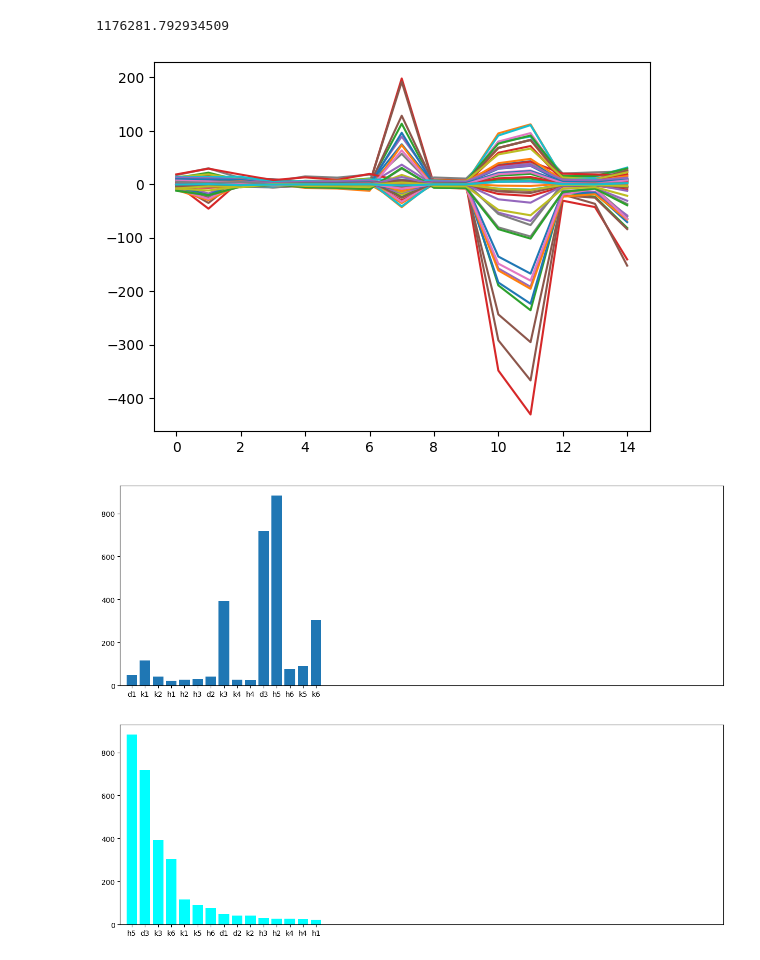
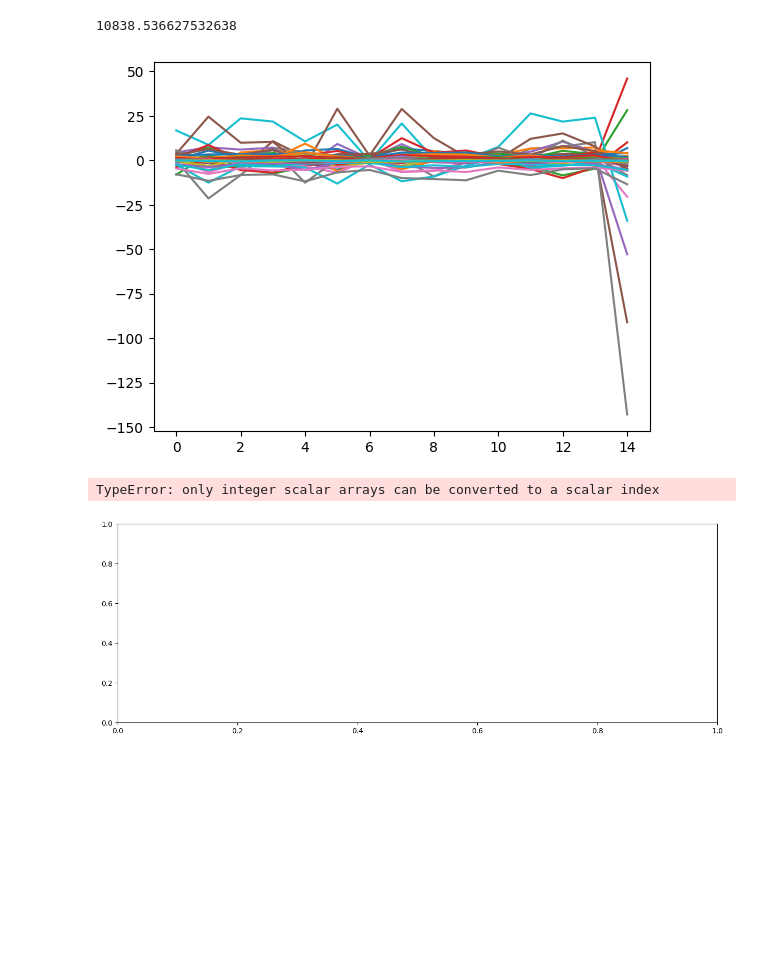
Before and after one commit to aayres22/ITIS_Analysis, a Jupyter notebook: OLS_Analysis.ipynb, the cells around one changed output. Cells and saved outputs as stored; diff of their text form; code cells hidden in the pictures; blank space fills up the shorter version.

```diff
--- a/OLS_Analysis.ipynb
+++ b/OLS_Analysis.ipynb
@@ -50,10 +48,10 @@ output_ids = [6, 7] # Neuroendocrine = ACTH + Cort
 # output_ids = [3,4,6,7] #TNF + IL10 + ACTH + Cort
 
 ##use generated sets instead
-with open('syntheticData\\set1.pkl', 'rb') as f:
+with open('syntheticData\\set3.pkl', 'rb') as f:
     results = pickle.load(f)
-y_data = results['y_data']
-t_data = results['t_data']
+y_data = results['y_data'].copy()
+t_data = results['t_data'].copy()
 
 plt.figure()
 plt.subplot(4,1,1)
@@ -81,8 +79,8 @@ plt.show()
 # Define which parameters will be updated
 
 ##MOST SENSITIVE FOR ACTH + CORT
-# param_ids = [33,12,36,32,7,34,31,15,8,9]
-param_ids = np.sort([33, 12, 36, 43, 32, 39, 16, 7, 31, 15, 8, 37, 28, 9, 14])
+# param_ids = [33, 12, 36, 43, 32, 39, 7, 16, 31, 15, 37, 9, 8, 28, 14]
+param_ids = np.sort([33, 12, 36, 43, 32, 39, 7, 16, 31, 15, 37, 9, 8, 28, 14])
 ##MOST SENSITIVE FOR ACTH + CORT + TNF-A
 #param_ids = [33,12,36,32,7,34,31,15,8,9,16,14,28,26,1]
 ##MOST SENSITIVE FOR ACTH + CORT + TNF-A + 1L10
@@ -212,40 +211,41 @@ plt.show()
 for i in range(n_param):
         twonorms[i] = np.power(sum(np.power(Sensitivity_Mat[i, :], 2)), 1 / 2)
 # %% [output]
-1176281.792934509
+10838.536627532638
-[figure, old version]
+[figure, new version]
 # %%
 #PLOTTING
 paramtitles = ['d1',
                'k1', 'k2', 'h1', 'h2', 'h3', 'd2',
                'k3', 'k4', 'h4', 'd3',
                'h5', 'h6', 'k5', 'k6', 'h7', 'd4',
                'b1', 'k7', 'h8', 'k8', 'h9', 'd5', 'h10',
                'b2', 'k9', 'k10', 'k11', 'd6',
                'k12', 'k13', 'k14', 'h11', 'd7',
                'k15', 'k16', 'd8',
                'alpha', 'k', 'beta', 'L', 'eps', 'delta', 'T', 'Nc']
 
 statetitles = ["Endotoxin", "Phagocytes", "TGF-B", "TNF-a", "IL-10", "CRH", "ACTH", "Cortisol"]
 statetitles_Short = ['endo', 'phag', 'TGFB', 'TNF', 'IL10', 'CRH', 'ACTH', 'cort']
 
+##not working correctly becsuse of sort, fix
 fig, ax = plt.subplots(figsize = (15,5))
-ax.bar(paramtitles[:len(twonorms)],twonorms)
-plt.xlim(-0.9, len(paramtitles) - 1 + 0.9)
+ax.bar(paramtitles[param_ids],twonorms)
+plt.xlim(-0.9, len(param_ids) - 1 + 0.9)
 
 ##Plot in descending order
-data = sorted(zip(paramtitles, twonorms), key=lambda v: v[1], reverse = True)
+data = sorted(zip(param_ids, twonorms), key=lambda v: v[1], reverse = True)
 
 plt.figure(figsize=(15, 5))
 for (i, c) in data:  # unpack and plot each tuple in sorted order
     bars = plt.bar(i, c, align='center', color = 'cyan')
-plt.xlim(-0.9, len(paramtitles) - 1 + 0.9)
+plt.xlim(-0.9, len(param_ids) - 1 + 0.9)
 
 #plt.savefig("WLS_FIMSelection\\Sens_WLS_32.png")
 plt.show()
 # %% [output]
+TypeError: only integer scalar arrays can be converted to a scalar index
-[figure, old version]
+[figure, new version]
-[figure, removed]
 # %%
 #Selected for D1 : ['d7', 'h6', 'd8', 'T', 'beta', 'h11', 'k3', 'd4', 'h7', 'k14', 'alpha', 'k4', 'd6', 'h4', 'k6']
 #Selected for D2 : ['h6', 'd7', 'd4', 'k3', 'd8', 'T', 'h11', 'beta', 'h7', 'k4', 'k14', 'k6', 'h4', 'k15']
```
Also changed, not shown: parts of 4 cells of this notebook, 7 other files.
